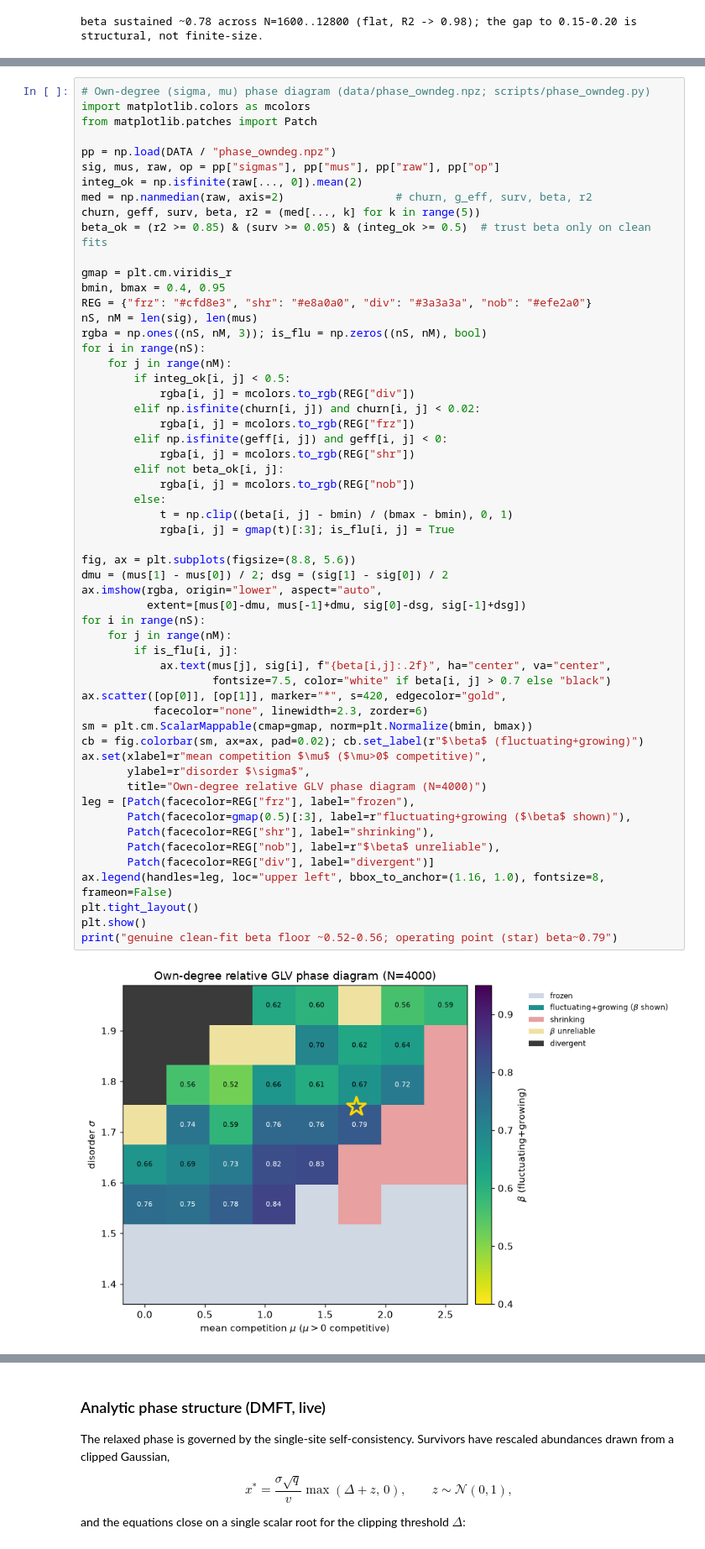
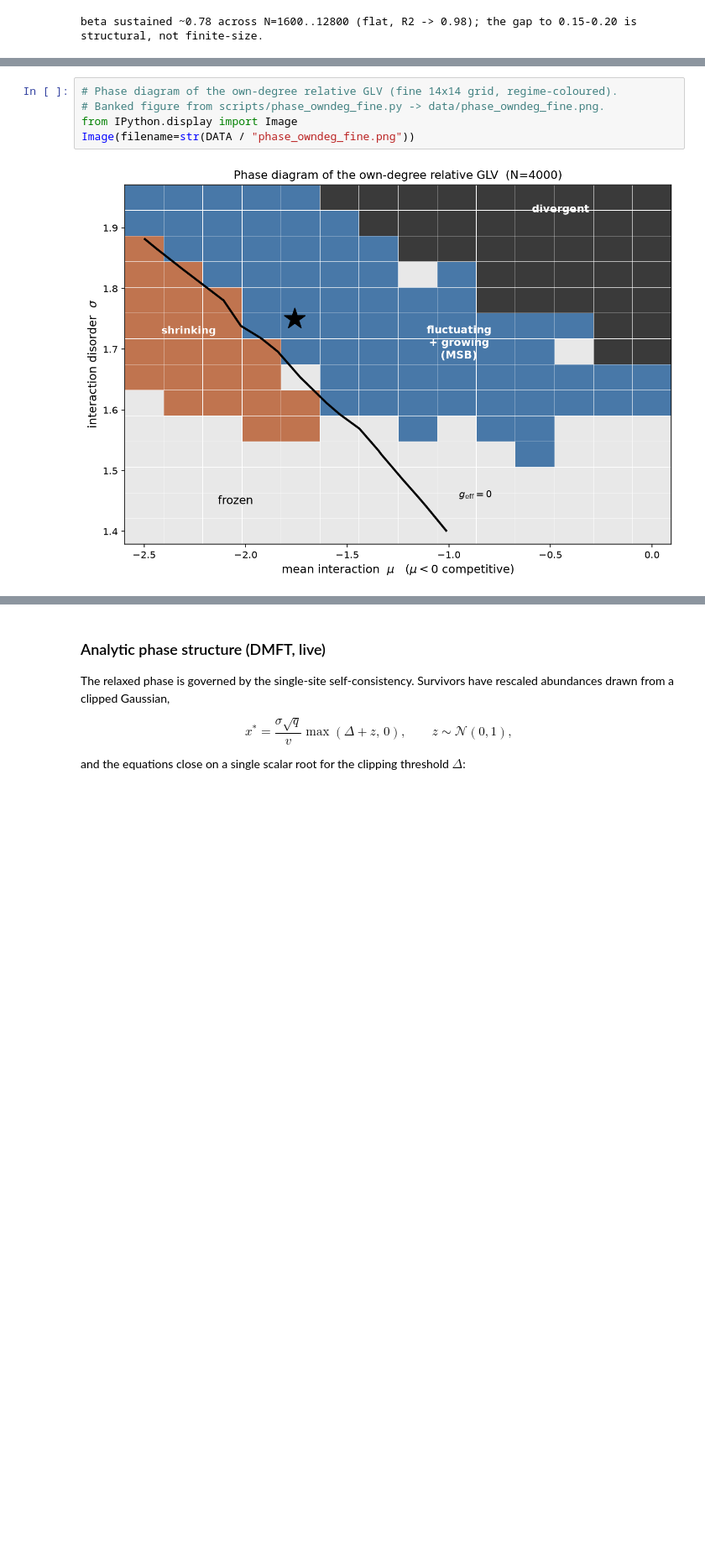
Before and after one commit to NotLudovico/dynamical-model-for-economics, a Jupyter notebook: story.ipynb, the cells around one changed output, grey strips where cells are left out. Shown at 84% size. Saved outputs shown, nothing was run; the diff lists cells and outputs as text; blank space fills up the shorter version.

```diff
--- a/story.ipynb
+++ b/story.ipynb
@@ -282,58 +386,7 @@ $\mu$ is a uniform fitness shift that cancels from the replicator.
 # %%
-# Own-degree (sigma, mu) phase diagram (data/phase_owndeg.npz; scripts/phase_owndeg.py)
-import matplotlib.colors as mcolors
-from matplotlib.patches import Patch
-
-pp = np.load(DATA / "phase_owndeg.npz")
-sig, mus, raw, op = pp["sigmas"], pp["mus"], pp["raw"], pp["op"]
-integ_ok = np.isfinite(raw[..., 0]).mean(2)
-med = np.nanmedian(raw, axis=2)                 # churn, g_eff, surv, beta, r2
-churn, geff, surv, beta, r2 = (med[..., k] for k in range(5))
-beta_ok = (r2 >= 0.85) & (surv >= 0.05) & (integ_ok >= 0.5)  # trust beta only on clean fits
-
-gmap = plt.cm.viridis_r
-bmin, bmax = 0.4, 0.95
-REG = {"frz": "#cfd8e3", "shr": "#e8a0a0", "div": "#3a3a3a", "nob": "#efe2a0"}
-nS, nM = len(sig), len(mus)
-rgba = np.ones((nS, nM, 3)); is_flu = np.zeros((nS, nM), bool)
-for i in range(nS):
-    for j in range(nM):
-        if integ_ok[i, j] < 0.5:
-            rgba[i, j] = mcolors.to_rgb(REG["div"])
-        elif np.isfinite(churn[i, j]) and churn[i, j] < 0.02:
-            rgba[i, j] = mcolors.to_rgb(REG["frz"])
-        elif np.isfinite(geff[i, j]) and geff[i, j] < 0:
-            rgba[i, j] = mcolors.to_rgb(REG["shr"])
-        elif not beta_ok[i, j]:
-            rgba[i, j] = mcolors.to_rgb(REG["nob"])
-        else:
-            t = np.clip((beta[i, j] - bmin) / (bmax - bmin), 0, 1)
-            rgba[i, j] = gmap(t)[:3]; is_flu[i, j] = True
-
-fig, ax = plt.subplots(figsize=(8.8, 5.6))
-dmu = (mus[1] - mus[0]) / 2; dsg = (sig[1] - sig[0]) / 2
-ax.imshow(rgba, origin="lower", aspect="auto",
-          extent=[mus[0]-dmu, mus[-1]+dmu, sig[0]-dsg, sig[-1]+dsg])
-for i in range(nS):
-    for j in range(nM):
-        if is_flu[i, j]:
-            ax.text(mus[j], sig[i], f"{beta[i,j]:.2f}", ha="center", va="center",
-                    fontsize=7.5, color="white" if beta[i, j] > 0.7 else "black")
-ax.scatter([op[0]], [op[1]], marker="*", s=420, edgecolor="gold",
-           facecolor="none", linewidth=2.3, zorder=6)
-sm = plt.cm.ScalarMappable(cmap=gmap, norm=plt.Normalize(bmin, bmax))
-cb = fig.colorbar(sm, ax=ax, pad=0.02); cb.set_label(r"$\beta$ (fluctuating+growing)")
-ax.set(xlabel=r"mean competition $\mu$ ($\mu>0$ competitive)",
-       ylabel=r"disorder $\sigma$",
-       title="Own-degree relative GLV phase diagram (N=4000)")
-leg = [Patch(facecolor=REG["frz"], label="frozen"),
-       Patch(facecolor=gmap(0.5)[:3], label=r"fluctuating+growing ($\beta$ shown)"),
-       Patch(facecolor=REG["shr"], label="shrinking"),
-       Patch(facecolor=REG["nob"], label=r"$\beta$ unreliable"),
-       Patch(facecolor=REG["div"], label="divergent")]
-ax.legend(handles=leg, loc="upper left", bbox_to_anchor=(1.16, 1.0), fontsize=8, frameon=False)
-plt.tight_layout()
-plt.show()
-print("genuine clean-fit beta floor ~0.52-0.56; operating point (star) beta~0.79")
+# Phase diagram of the own-degree relative GLV (fine 14x14 grid, regime-coloured).
+# Banked figure from scripts/phase_owndeg_fine.py -> data/phase_owndeg_fine.png.
+from IPython.display import Image
+Image(filename=str(DATA / "phase_owndeg_fine.png"))
 # %% [output]
-[figure, old version]
+[figure, new version]
```
Also changed, not shown: parts of 8 cells of this notebook, 5 other files.
